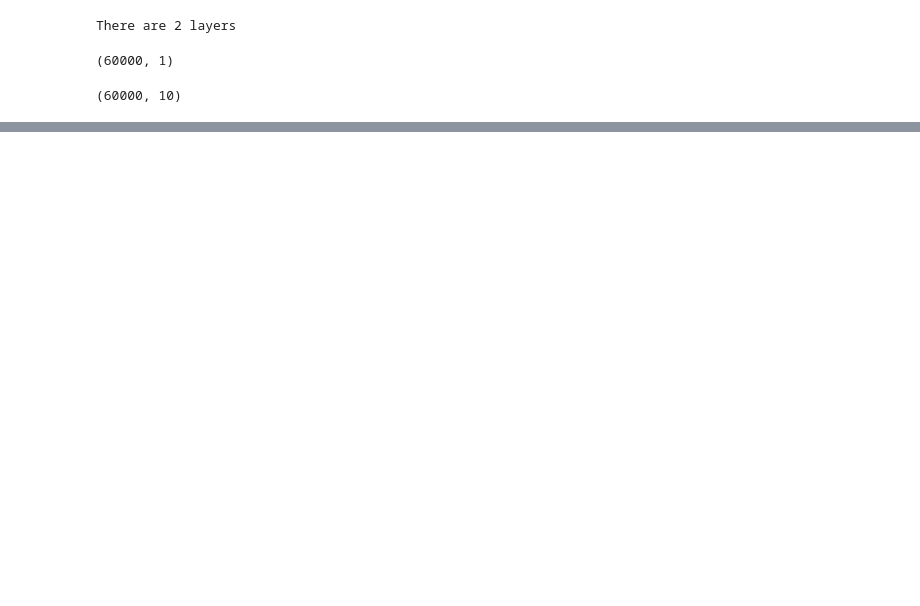
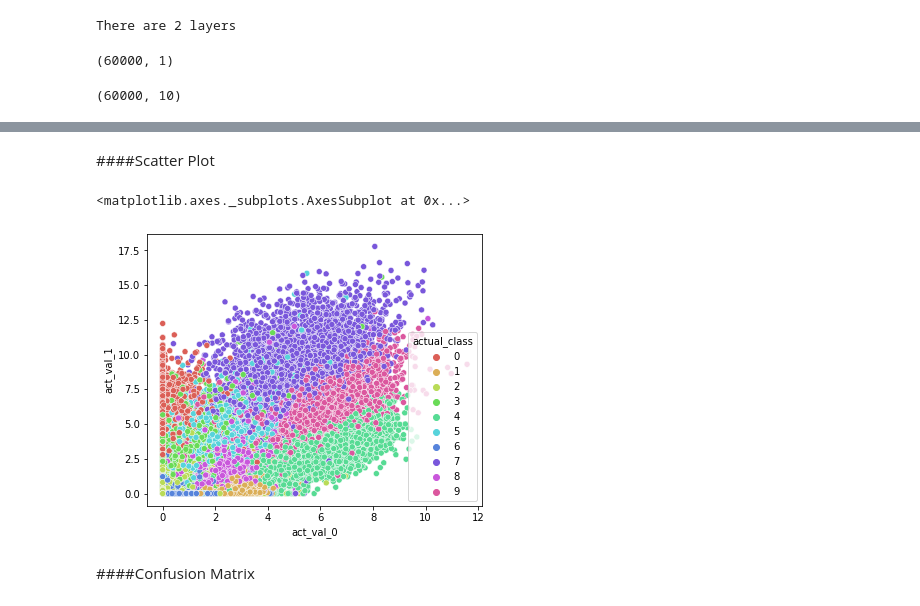
Before and after one commit to alawrence30/Deep-Learning, a Jupyter notebook: MSDS458_Assignment_01_v26_1.ipynb, the cells around one changed output, grey strips where cells are left out. Cells and saved outputs as stored; diff of their text form; code cells hidden in the pictures; blank space fills up the shorter version.

```diff
--- a/MSDS458_Assignment_01_v26_1.ipynb
+++ b/MSDS458_Assignment_01_v26_1.ipynb
@@ -1162,0 +688,14 @@ The sum of the probabilities is (approximately) 1.0
+# %% [markdown]
+####Scatter Plot
+# %%
+plt.figure(figsize=(6, 5))
+color = sns.color_palette("hls", 10)
+
+sns.scatterplot(y='act_val_1', x='act_val_0',
+                 data=activation_df_2, hue = 'actual_class',
+                 palette=sns.color_palette("hls", 10),)
+# %% [output]
+<matplotlib.axes._subplots.AxesSubplot at 0x...>
+[figure, added]
+# %% [markdown]
+####Confusion Matrix
```
Also changed, not shown: parts of 221 cells of this notebook.
